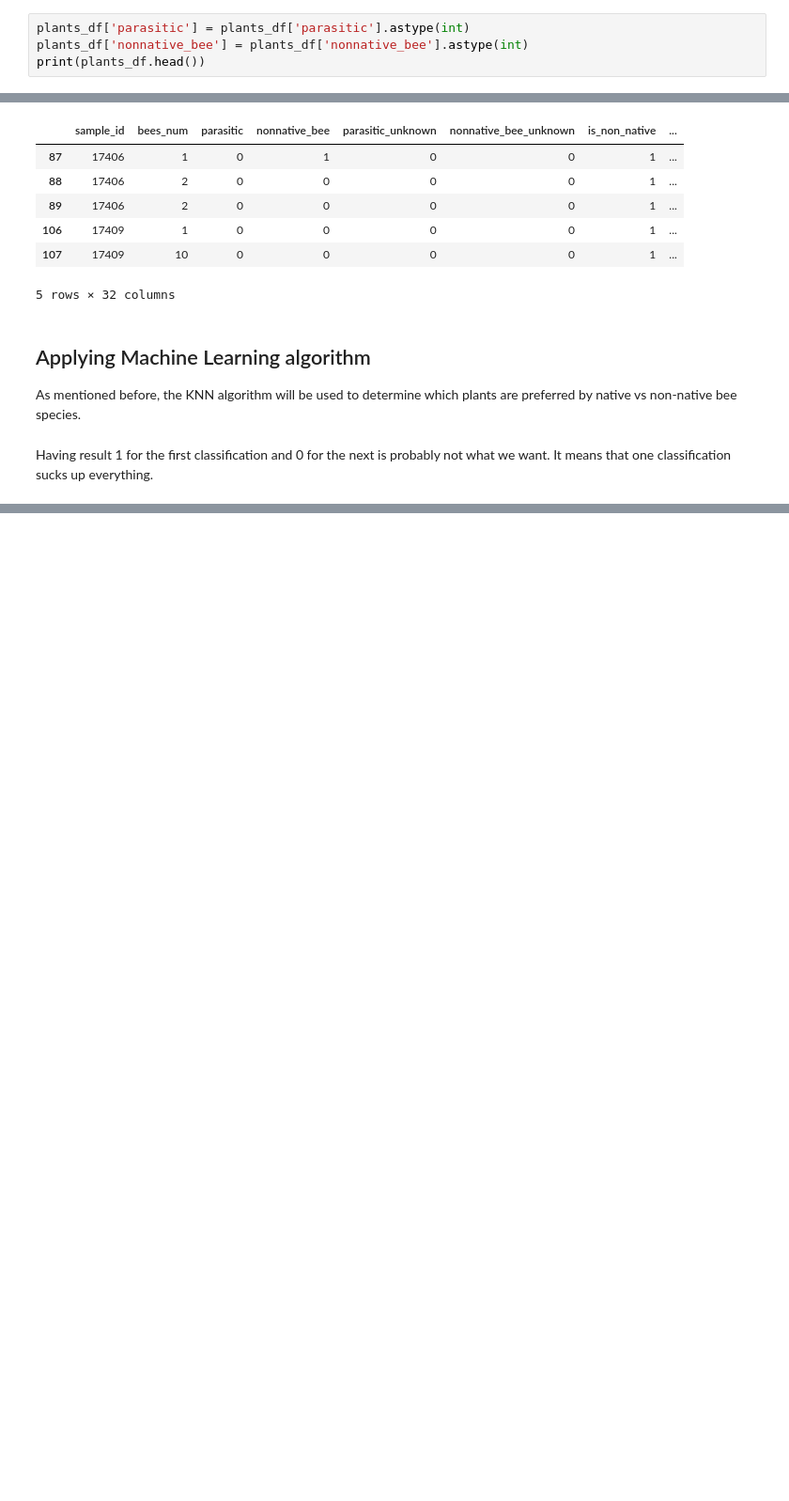
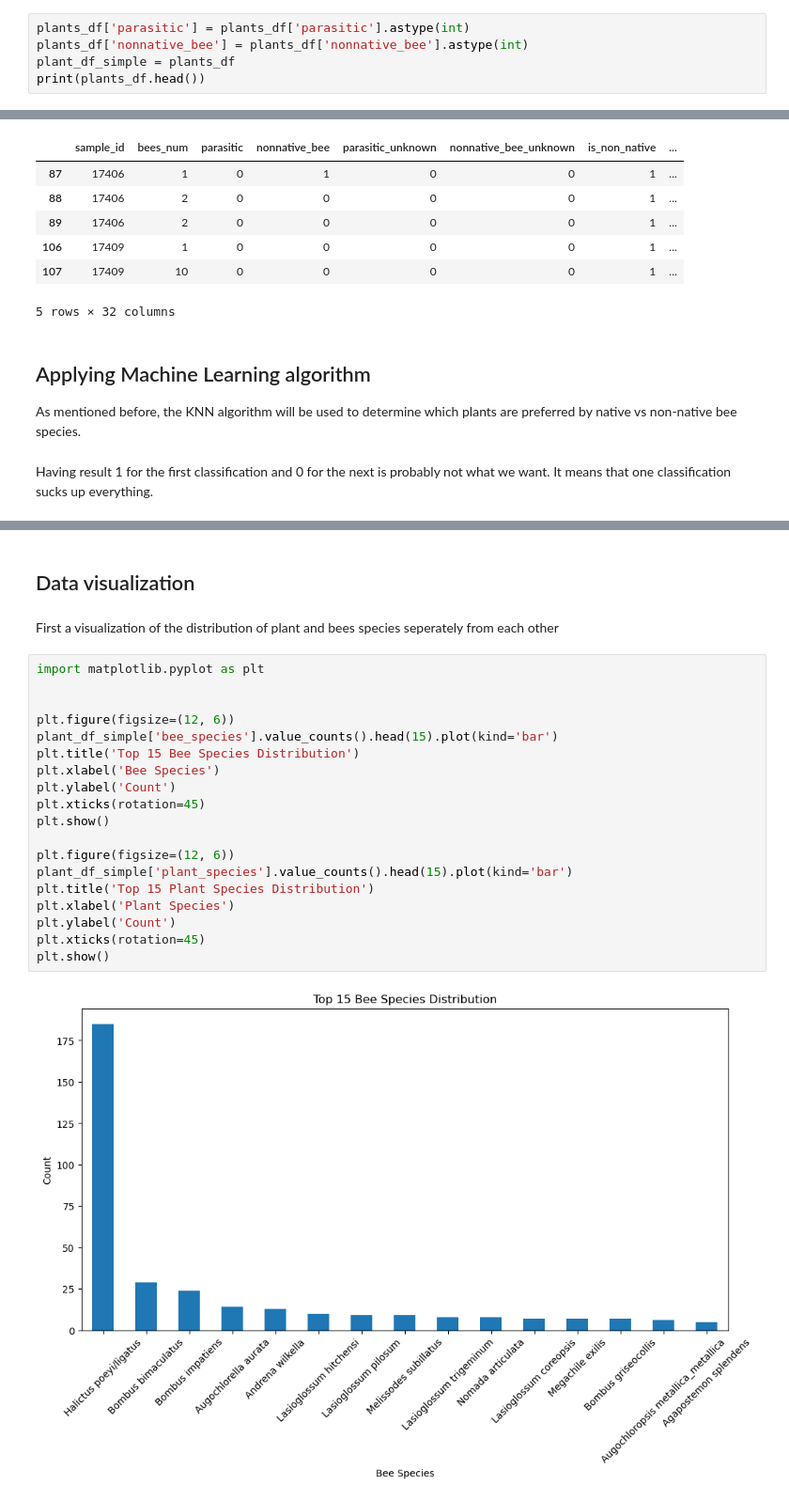
Before and after one commit to lennertVanSever/datascience-werkstuk, a Jupyter notebook: lennert_van_sever.ipynb, the cells around one changed output, grey strips where cells are left out. Shown: that part at 94% size. Drawn from its saved outputs; the diff is of its cells as text; blank space fills up the shorter version.

Commit message:
add visualization

```diff
--- a/lennert_van_sever.ipynb
+++ b/lennert_van_sever.ipynb
@@ -376,6 +376,7 @@ Another thing to do is to a replace the float type with an integer if it is appl
 # %%
 plants_df['parasitic'] = plants_df['parasitic'].astype(int)
 plants_df['nonnative_bee'] = plants_df['nonnative_bee'].astype(int)
+plant_df_simple = plants_df
 print(plants_df.head())
 # %% [output]
      sample_id  bees_num         plant_species             bee_species  \
@@ -486,3 +484,28 @@ print("Common plants preferred by non-native bees:", common_plants_non_native)
 # %% [output]
 Common plants preferred by native bees: [('plant_species_Leucanthemum vulgare', 526), ('plant_species_Rudbeckia hirta', 289), ('plant_species_Daucus carota', 164), ('plant_species_Melilotus officinali ...
 Common plants preferred by non-native bees: [('plant_species_Daucus carota', 5), ('plant_species_Viola cornuta', 2), ('plant_species_Trifolium incarnatum', 1), ('plant_species_Trifolium repens', 1), ( ...
+# %% [markdown]
+## Data visualization
+# %% [markdown]
+First a visualization of the distribution of plant and bees species seperately from each other
+# %%
+import matplotlib.pyplot as plt
+
+
+plt.figure(figsize=(12, 6))
+plant_df_simple['bee_species'].value_counts().head(15).plot(kind='bar')
+plt.title('Top 15 Bee Species Distribution')
+plt.xlabel('Bee Species')
+plt.ylabel('Count')
+plt.xticks(rotation=45)
+plt.show()
+
+plt.figure(figsize=(12, 6))
+plant_df_simple['plant_species'].value_counts().head(15).plot(kind='bar')
+plt.title('Top 15 Plant Species Distribution')
+plt.xlabel('Plant Species')
+plt.ylabel('Count')
+plt.xticks(rotation=45)
+plt.show()
+# %% [output]
+[figure, added]
```
Also changed, not shown: parts of 4 cells of this notebook.
